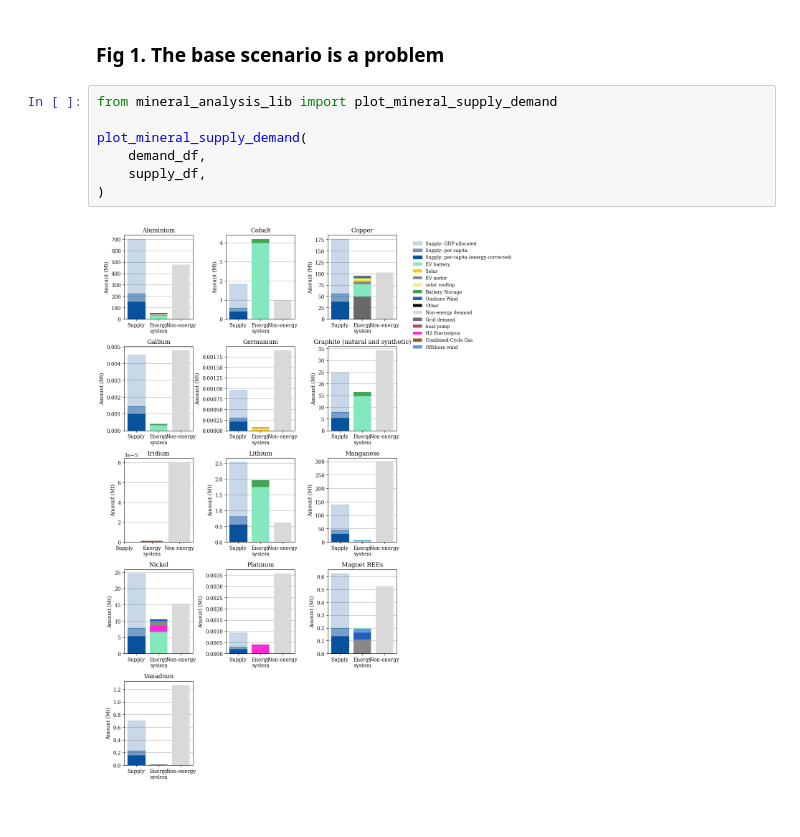
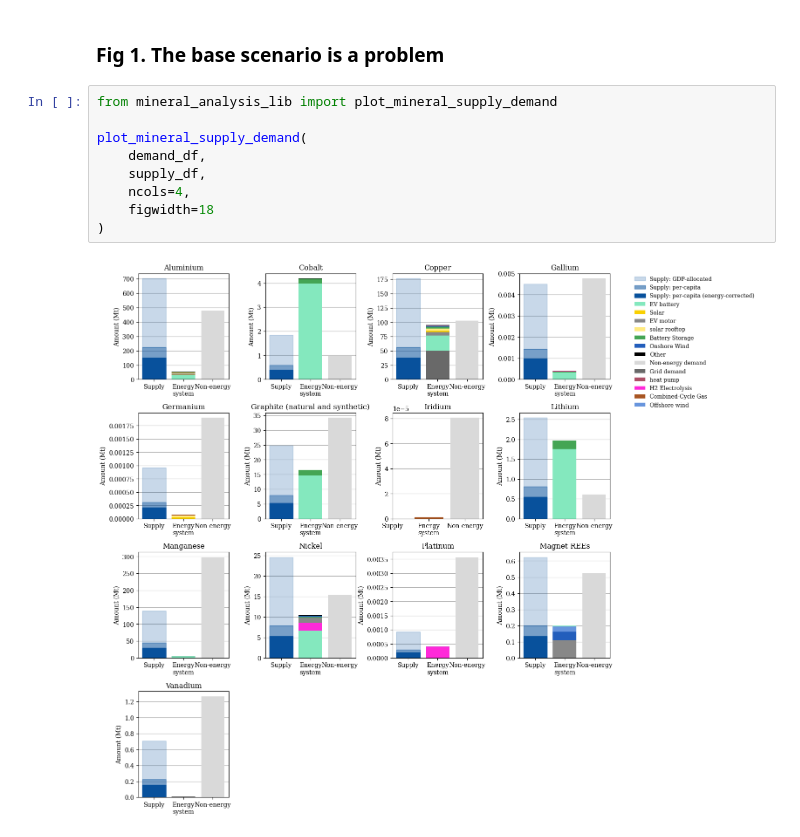
Before and after one commit to ayshaC/pypsa-eur, a Jupyter notebook: analysis/mineral_analysis.ipynb, the cells around one changed output. Saved outputs shown, nothing was run; the diff lists cells and outputs as text; blank space fills up the shorter version.

```diff
--- a/analysis/mineral_analysis.ipynb
+++ b/analysis/mineral_analysis.ipynb
@@ -1593,9 +1593,11 @@ plot_system_cost_compare(
 # %%
 from mineral_analysis_lib import plot_mineral_supply_demand
 
 plot_mineral_supply_demand(
     demand_df,
     supply_df,
+    ncols=4,
+    figwidth=18
 )
 # %% [output]
-[figure, old version]
+[figure, new version]
```
Also changed, not shown: parts of 5 cells of this notebook, 1 other file.
